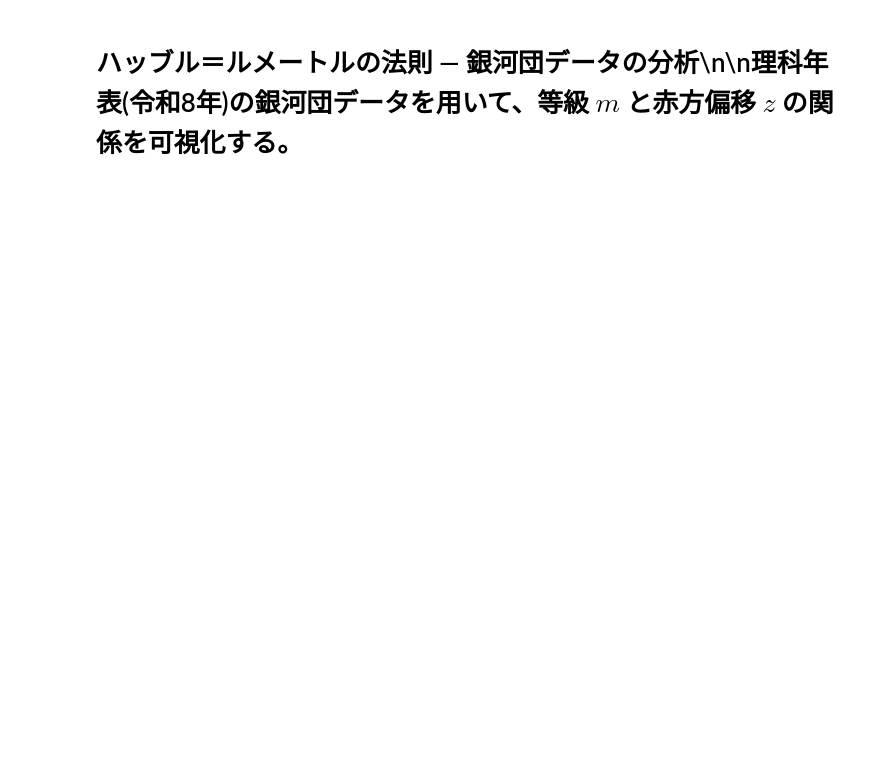
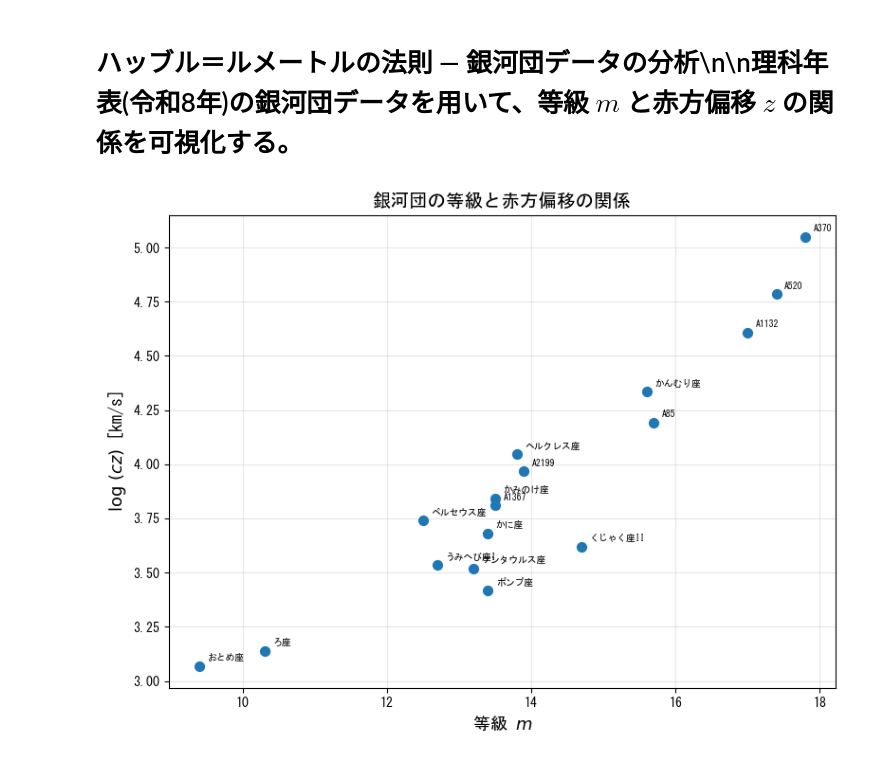
Before and after one commit to malibu-cola/malibu-cola.github.io, a Jupyter notebook: notebook/hubble_lemaître_analysis.ipynb, the cells around one changed output. Saved outputs shown, nothing was run; the diff lists cells and outputs as text; code cells hidden in the pictures; blank space fills up the shorter version.

```diff
--- a/notebook/hubble_lemaître_analysis.ipynb
+++ b/notebook/hubble_lemaître_analysis.ipynb
@@ -3,35 +3,42 @@
 # %%
 import numpy as np
 import matplotlib.pyplot as plt
+import matplotlib
+
+# 日本語フォント設定
+matplotlib.rcParams["font.family"] = "MS Gothic"
+matplotlib.rcParams["axes.unicode_minus"] = False
 
 # 銀河団データ (理科年表令和8年)
 data = {
     "name": [
         "おとめ座", "ろ座", "ポンプ座", "ケンタウルス座", "うみへび座I",
         "くじゃく座II", "かに座", "ペルセウス座", "A1367", "かみのけ座",
         "A2199", "ヘルクレス座", "A85", "かんむり座", "A1132", "A520", "A370",
     ],
     "m": [9.4, 10.3, 13.4, 13.2, 12.7, 14.7, 13.4, 12.5, 13.5, 13.5,
           13.9, 13.8, 15.7, 15.6, 17.0, 17.4, 17.8],
     "z": [0.0039, 0.0046, 0.0087, 0.0110, 0.0114, 0.0139, 0.0160, 0.0183,
           0.0215, 0.0232, 0.0309, 0.0371, 0.0518, 0.0721, 0.135, 0.203, 0.373],
 }
 
 c = 3.0e5  # 光速 [km/s]
 m = np.array(data["m"])
 z = np.array(data["z"])
 log_cz = np.log10(c * z)
 
 # 散布図: 横軸 等級 m, 縦軸 log(cz)
 fig, ax = plt.subplots(figsize=(8, 6))
 ax.scatter(m, log_cz, s=50, zorder=5)
 
 for i, name in enumerate(data["name"]):
     ax.annotate(name, (m[i], log_cz[i]), fontsize=7, textcoords="offset points", xytext=(6, 4))
 
 ax.set_xlabel("等級 $m$", fontsize=13)
 ax.set_ylabel(r"$\log\,(cz)$ [km/s]", fontsize=13)
 ax.set_title("銀河団の等級と赤方偏移の関係", fontsize=14)
 ax.grid(True, alpha=0.3)
 plt.tight_layout()
 plt.show()
+# %% [output]
+[figure, added]
```
Also changed, not shown: parts of 4 cells of this notebook, 2 other files.
